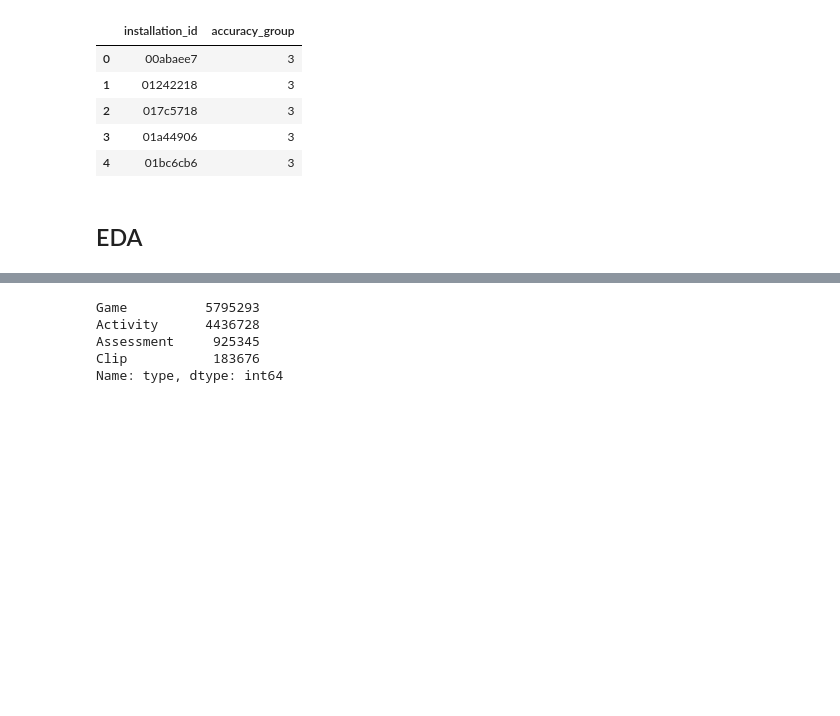
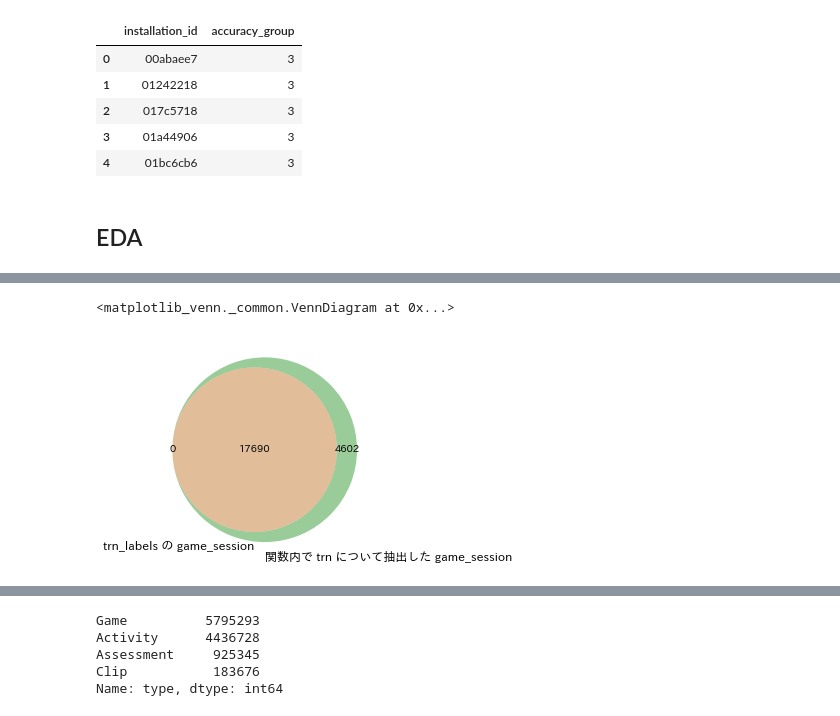
Before and after one commit to guchio3/kaggle-dsb-2019, a Jupyter notebook: notebooks/e000_eda.ipynb, the cells around one changed output, grey strips where cells are left out. Drawn from its saved outputs; the diff is of its cells as text; code cells hidden in the pictures; blank space fills up the shorter version.

```diff
--- a/notebooks/e000_eda.ipynb
+++ b/notebooks/e000_eda.ipynb
@@ -20,5 +22,6 @@ sample_submission.csv       test.csv   train_labels.csv
 # %%
-trn_df = pd.read_csv('../mnt/inputs/origin/train.csv')
+# trn_df = pd.read_csv('../mnt/inputs/origin/train.csv')
+trn_df = pd.read_pickle('../mnt/inputs/origin/train.pkl.gz')
 trn_labels_df = pd.read_csv('../mnt/inputs/origin/train_labels.csv')
 specs_df = pd.read_csv('../mnt/inputs/origin/specs.csv')
 tst_df = pd.read_csv('../mnt/inputs/origin/test.csv')
@@ -79,0 +140,12 @@ trn_df.head()
+# %%
+label_trn_df = trn_df[
+    (
+            (trn_df.event_code == 4100)
+        & (trn_df.title != "Bird Measurer (Assessment)")
+    )
+    | (
+            (trn_df.event_code == 4110)
+        & (trn_df.title == "Bird Measurer (Assessment)")
+    )
+]
+display(label_trn_df.shape, label_trn_df.head())
@@ -79,0 +169,5 @@ trn_df.head()
+# %%
+venn2([set(trn_labels_df.game_session), set(label_trn_df.game_session)], set_labels=['trn_labels の game_session', '関数内で trn について抽出した game_session'])
+# %% [output]
+<matplotlib_venn._common.VennDiagram at 0x...>
+[figure, added]
```
Also changed, not shown: parts of 28 cells of this notebook, 1 other file.
